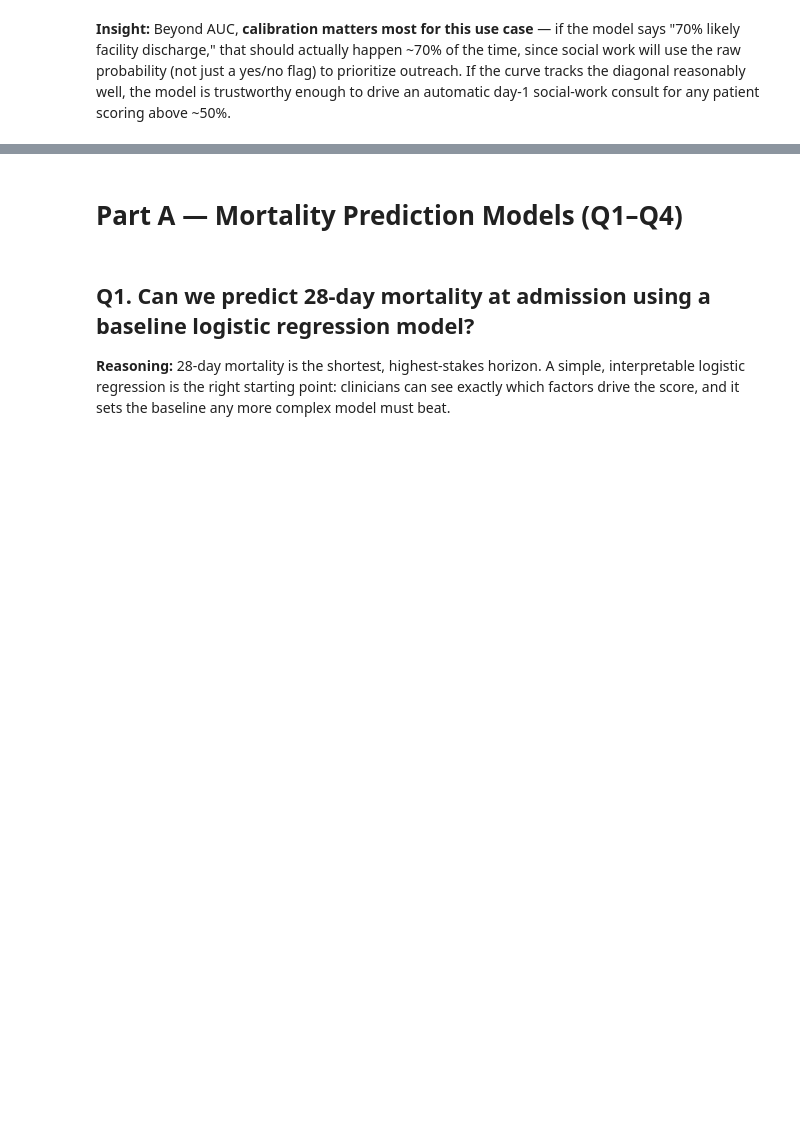
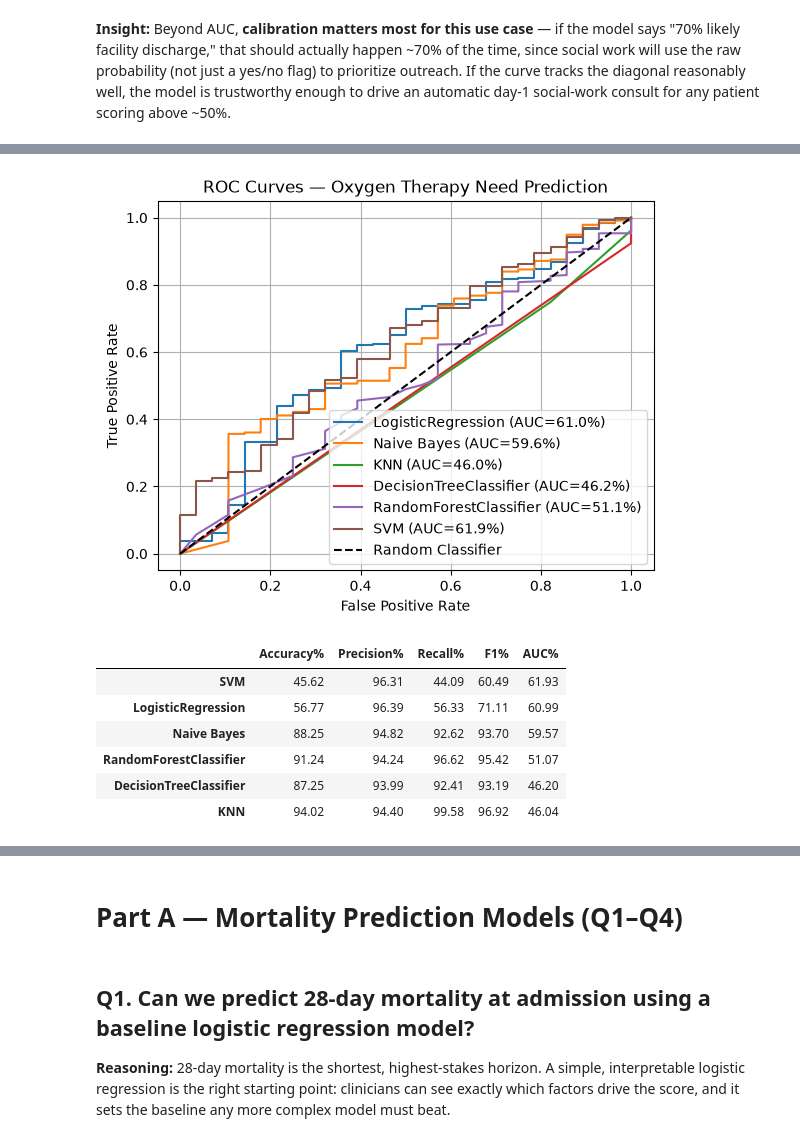
Before and after one commit to mishrasudha1984-png/Team4_The_Zen_OF_Five_PythonHackathon_Sep2026, a Jupyter notebook: Team4_The_Zen_Of_Five_4.Predictive.ipynb, the cells around one changed output, grey strips where cells are left out. Saved outputs shown, nothing was run; the diff lists cells and outputs as text; code cells hidden in the pictures; blank space fills up the shorter version.

```diff
--- a/Team4_The_Zen_Of_Five_4.Predictive.ipynb
+++ b/Team4_The_Zen_Of_Five_4.Predictive.ipynb
@@ -648,0 +531,4 @@ patient scoring above ~50%.
+# %%
+# Adjust the path below to wherever your master file lives
+df = pd.read_csv("cardiac_failure/Team4_The_Zen_Of_Five_cleaned_data.csv")
+print("Master dataset shape:", df.shape)
@@ -648,0 +797,13 @@ patient scoring above ~50%.
+# %%
+continuous_feats3 = ['bmi', 'brain_natriuretic_peptide']
+
+cont_results3 = {}
+for c in continuous_feats3:
+    g1 = df[df[target3] == 'OxygenTherapy'][c].dropna()
+    g0 = df[df[target3] == 'AmbientAir'][c].dropna()
+    stat, p = mannwhitneyu(g1, g0, alternative='two-sided')
+    cont_results3[c] = {'median_OxygenTherapy': round(g1.median(), 2),
+                         'median_AmbientAir': round(g0.median(), 2),
+                         'p_value': round(p, 5)}
+
+pd.DataFrame(cont_results3).T.sort_values('p_value')
@@ -648,0 +848,51 @@ patient scoring above ~50%.
+# %%
+scaler3 = StandardScaler()
+X3_train_scaled = scaler3.fit_transform(X3_train)
+X3_test_scaled = scaler3.transform(X3_test)
+
+models3 = []
+models3.append(('LogisticRegression', LogisticRegression(max_iter=1000, class_weight='balanced')))
+models3.append(('Naive Bayes', GaussianNB()))
+models3.append(('KNN', KNeighborsClassifier(n_neighbors=5)))
+models3.append(('DecisionTreeClassifier', DecisionTreeClassifier(class_weight='balanced', random_state=42)))
+models3.append(('RandomForestClassifier', RandomForestClassifier(n_estimators=300, class_weight='balanced', random_state=42)))
+models3.append(('SVM', SVC(kernel='linear', class_weight='balanced', probability=True, random_state=42)))
+
+summary3 = {}
+for name, model in models3:
+    if name in ('LogisticRegression', 'KNN', 'SVM', 'Naive Bayes'):
+        model.fit(X3_train_scaled, y3_train)
+        y_pred = model.predict(X3_test_scaled)
+        y_proba = model.predict_proba(X3_test_scaled)[:, 1]
+    else:
+        model.fit(X3_train, y3_train)
+        y_pred = model.predict(X3_test)
+        y_proba = model.predict_proba(X3_test)[:, 1]
+
+    acc = accuracy_score(y3_test, y_pred) * 100
+    prec = precision_score(y3_test, y_pred, zero_division=0) * 100
+    rec = recall_score(y3_test, y_pred, zero_division=0) * 100
+    f1 = f1_score(y3_test, y_pred, zero_division=0) * 100
+    auc = roc_auc_score(y3_test, y_proba) * 100
+
+    summary3[name] = {'Accuracy%': round(acc, 2), 'Precision%': round(prec, 2),
+                       'Recall%': round(rec, 2), 'F1%': round(f1, 2), 'AUC%': round(auc, 2)}
+
+    fpr, tpr, _ = roc_curve(y3_test, y_proba)
+    plt.plot(fpr, tpr, label=f'{name} (AUC={auc:.1f}%)')
+
+plt.plot([0, 1], [0, 1], 'k--', label='Random Classifier')
+plt.xlabel('False Positive Rate'); plt.ylabel('True Positive Rate')
+plt.title('ROC Curves — Oxygen Therapy Need Prediction')
+plt.legend(loc='lower right'); plt.grid(); plt.show()
+
+pd.DataFrame(summary3).T.sort_values('AUC%', ascending=False)
+# %% [output]
+[figure, added]
+|  | Accuracy% | Precision% | Recall% | F1% | AUC% |
+| SVM | 45.62 | 96.31 | 44.09 | 60.49 | 61.93 |
+| LogisticRegression | 56.77 | 96.39 | 56.33 | 71.11 | 60.99 |
+| Naive Bayes | 88.25 | 94.82 | 92.62 | 93.70 | 59.57 |
+| RandomForestClassifier | 91.24 | 94.24 | 96.62 | 95.42 | 51.07 |
+| DecisionTreeClassifier | 87.25 | 93.99 | 92.41 | 93.19 | 46.20 |
+| KNN | 94.02 | 94.40 | 99.58 | 96.92 | 46.04 |
```
Also changed, not shown: parts of 56 cells of this notebook.
